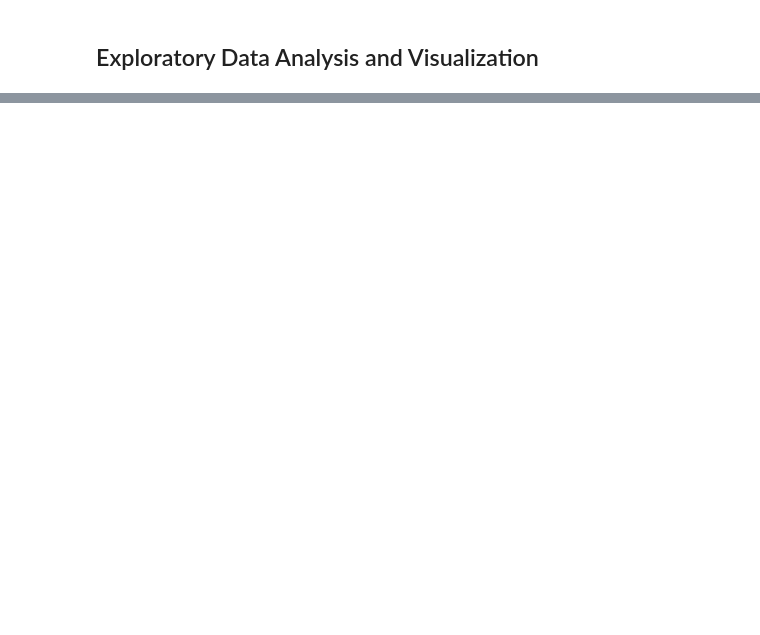
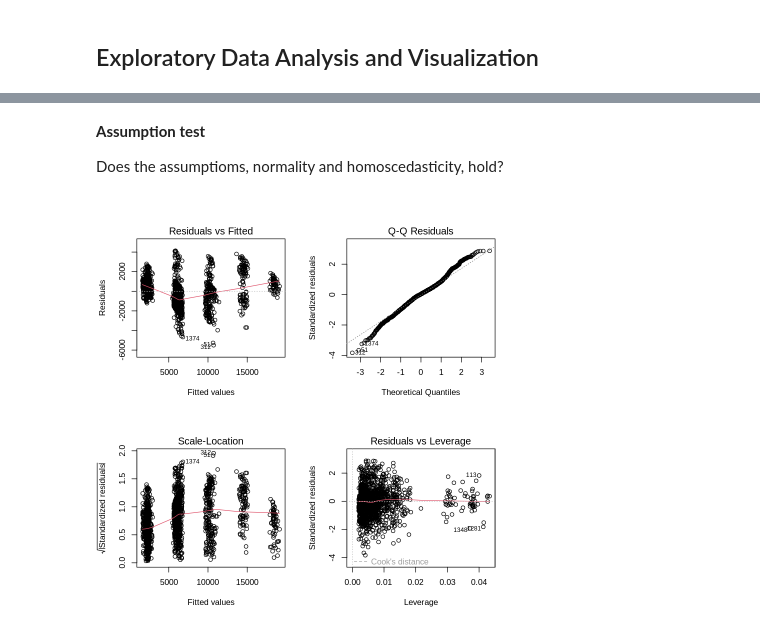
Before and after one commit to yoonha315/Project-Summary, a Jupyter notebook: Analyzing Human Resources Data for Predictive Modelling and Insights.ipynb, the cells around one changed output, grey strips where cells are left out. Saved outputs shown, nothing was run; the diff lists cells and outputs as text; code cells hidden in the pictures; blank space fills up the shorter version.

```diff
--- a/Analyzing Human Resources Data for Predictive Modelling and Insights.ipynb
+++ b/Analyzing Human Resources Data for Predictive Modelling and Insights.ipynb
@@ -123,0 +246,12 @@ NameError: name 'pd' is not defined
+# %% [markdown]
+**Assumption test**
+
+Does the assumptioms, normality and homoscedasticity, hold?
+# %%
+additive_model <- lm(MonthlyIncome ~ Age + JobLevel + TotalWorkingYears + Department + EducationField, wrangle_data)
+interaction_model <- lm(MonthlyIncome ~ Age * EducationField + JobLevel + TotalWorkingYears + Department, wrangle_data)
+# %%
+par(mfrow = c(2, 2))
+plot(additive_model)
+# %% [output]
+[figure, added]
```
Also changed, not shown: parts of 35 cells of this notebook.
